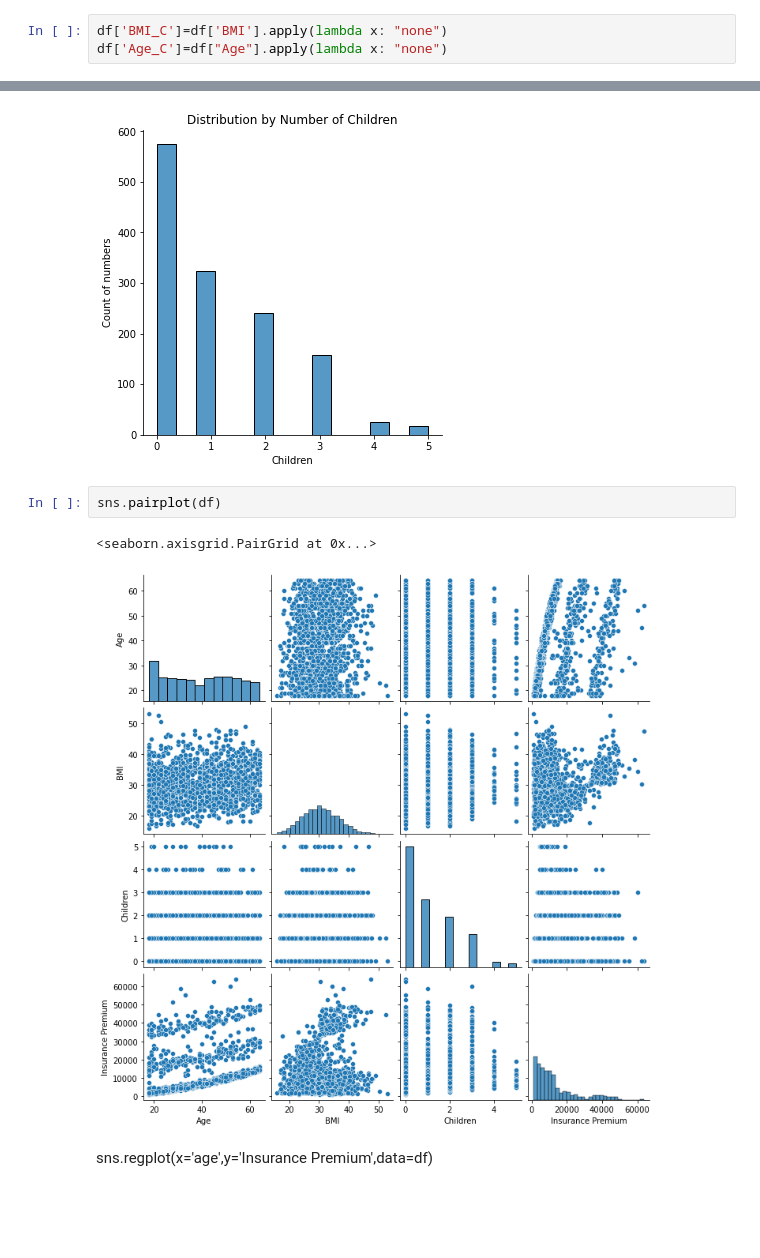
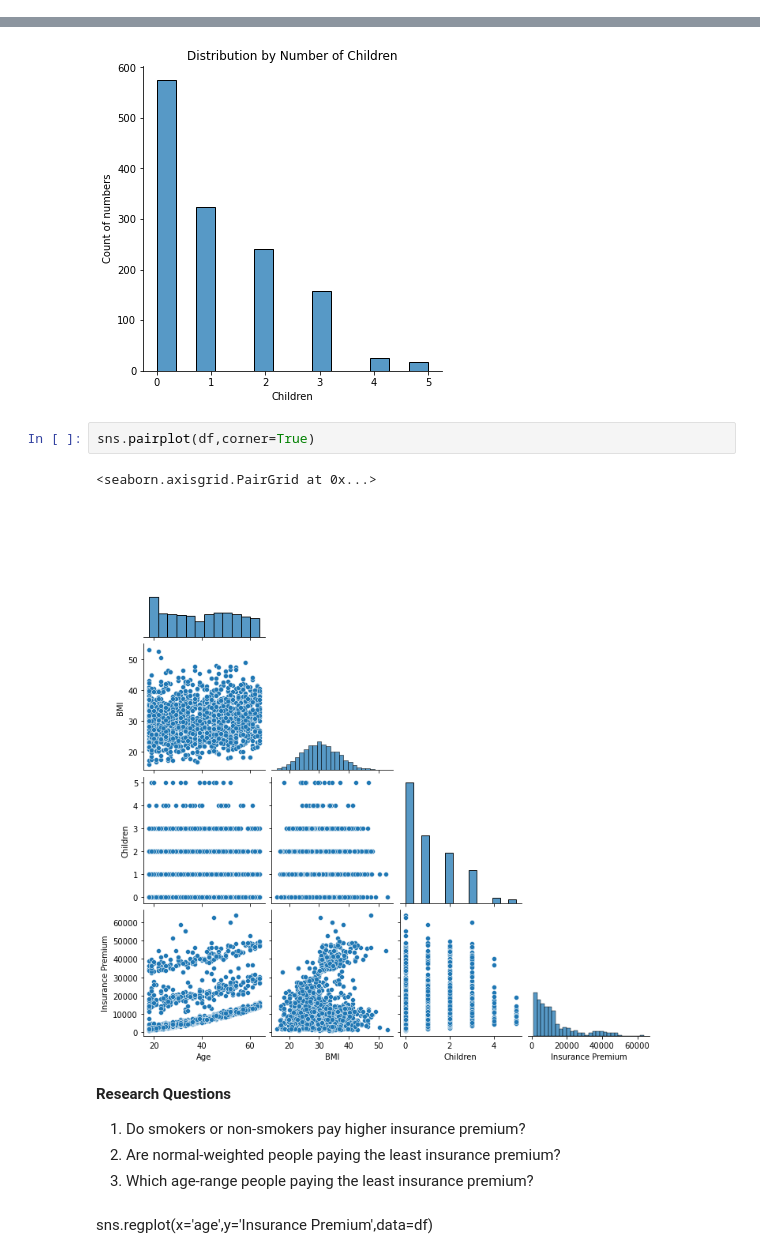
Before and after one commit to data301-2021-summer2/project-group24-project, a Jupyter notebook: analysis/scripts/Data Analysis.ipynb, the cells around one changed output, grey strips where cells are left out. Saved outputs shown, nothing was run; the diff lists cells and outputs as text; blank space fills up the shorter version.

```diff
--- a/analysis/scripts/Data Analysis.ipynb
+++ b/analysis/scripts/Data Analysis.ipynb
@@ -59,6 +53,3 @@ def Age_group(Age):
-# %%
-df['BMI_C']=df['BMI'].apply(lambda x: "none")
-df['Age_C']=df["Age"].apply(lambda x: "none")
 # %%
 import seaborn as sns
 import matplotlib.pyplot as plt
@@ -114,9 +105,14 @@ ax.set(ylabel='Count of numbers')
 <seaborn.axisgrid.FacetGrid at 0x...>
 [figure]
 # %%
-sns.pairplot(df)
+sns.pairplot(df,corner=True)
 # %% [output]
 <seaborn.axisgrid.PairGrid at 0x...>
-[figure, old version]
+[figure, new version]
+# %% [markdown]
+**Research Questions**
+1. Do smokers or non-smokers pay higher insurance premium?
+2. Are normal-weighted people paying the least insurance premium?
+3. Which age-range people paying the least insurance premium?
 # %% [markdown]
 sns.regplot(x='age',y='Insurance Premium',data=df)
```
Also changed, not shown: parts of 11 cells of this notebook.
